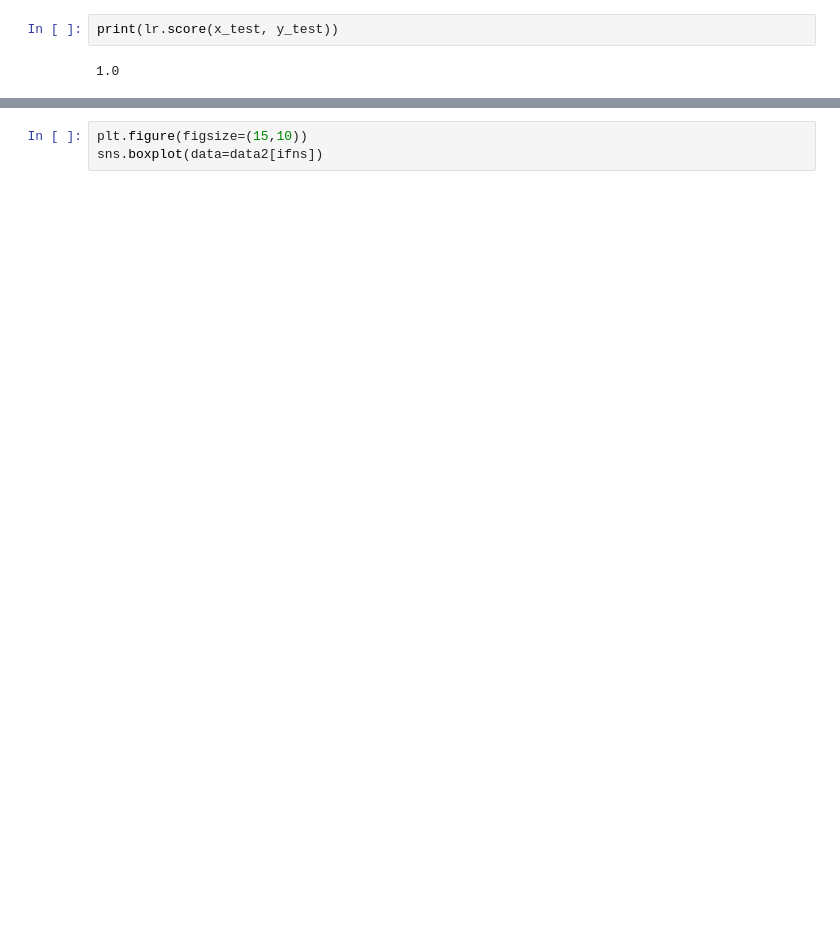
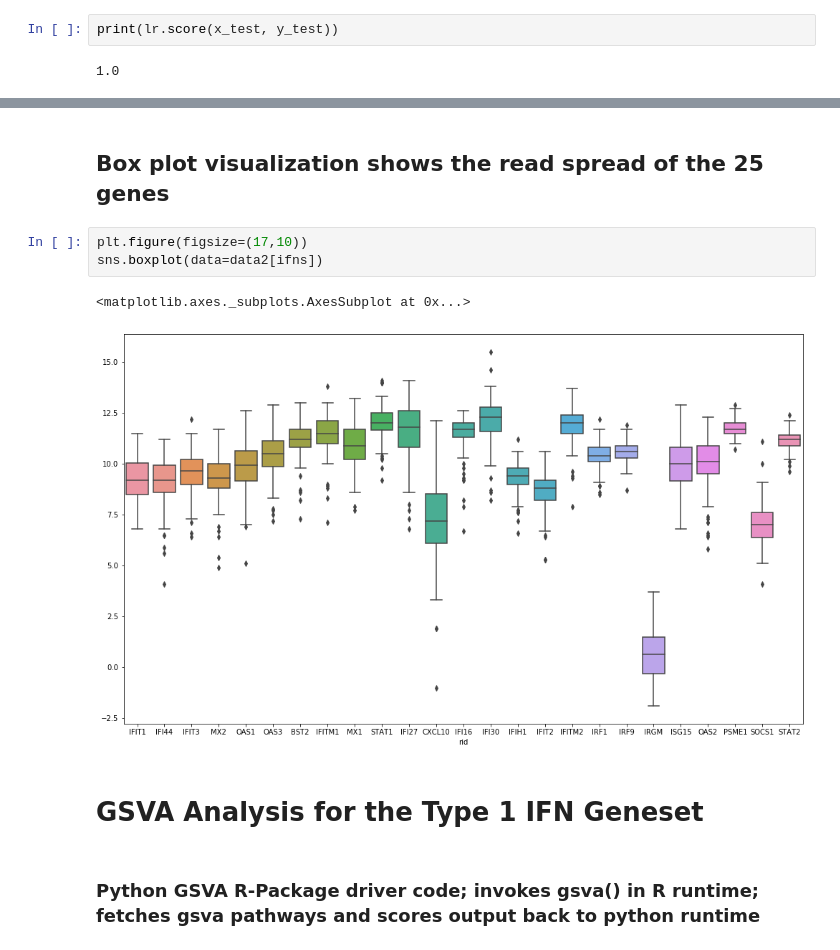
Before and after one commit to sour4bh/PAAD-RNA-Seq-Analysis, a Jupyter notebook: genome.ipynb, the cells around one changed output, grey strips where cells are left out. Drawn from its saved outputs; the diff is of its cells as text; blank space fills up the shorter version.

```diff
--- a/genome.ipynb
+++ b/genome.ipynb
@@ -214,6 +340,15 @@ print('all present :', check)
+# %% [markdown]
+## Box plot visualization shows the read spread of the 25 genes
 # %%
-plt.figure(figsize=(15,10))
+plt.figure(figsize=(17,10))
 sns.boxplot(data=data2[ifns])
+# %% [output]
+<matplotlib.axes._subplots.AxesSubplot at 0x...>
+[figure, added]
+# %% [markdown]
+# GSVA Analysis for the Type 1 IFN Geneset
+# %% [markdown]
+### Python GSVA R-Package driver code; invokes gsva() in R runtime; fetches gsva pathways and scores output back to python runtime
 # %%
 import argparse, sys, os
 import pandas as pd
```
Also changed, not shown: parts of 80 cells of this notebook, 5 other files.
